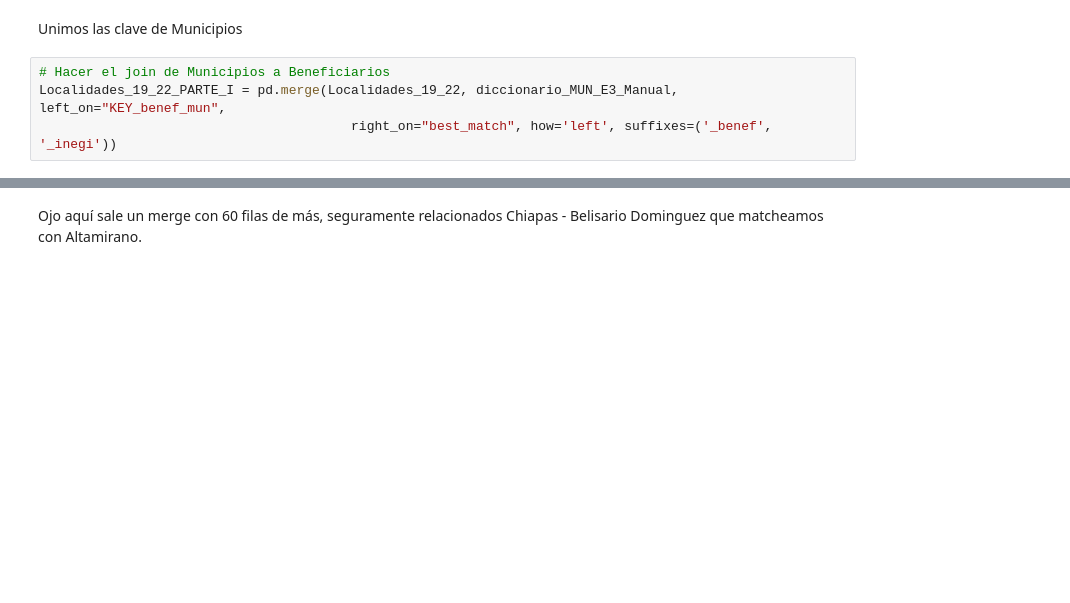
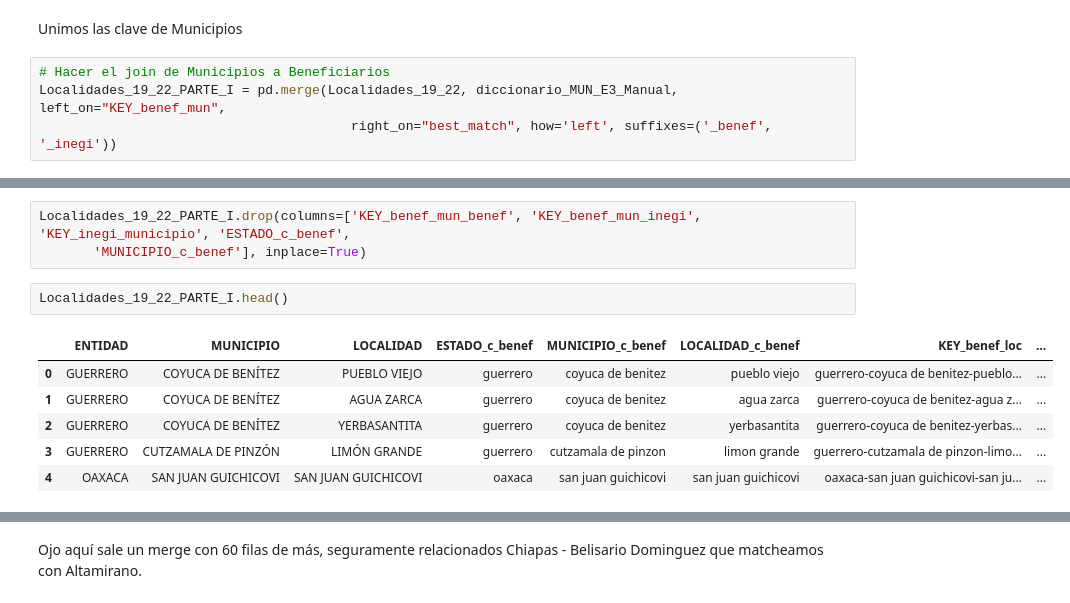
Before and after one commit to DGRIA/SESNA-Fertilizantes, a Jupyter notebook: src/Notebooks/2.3 Benef2019-2022_Cleaning_and_merged.ipynb, the cells around one changed output, grey strips where cells are left out. Drawn from its saved outputs; the diff is of its cells as text; blank space fills up the shorter version.

```diff
--- a/src/Notebooks/2.3 Benef2019-2022_Cleaning_and_merged.ipynb
+++ b/src/Notebooks/2.3 Benef2019-2022_Cleaning_and_merged.ipynb
@@ -554,0 +550,12 @@ Localidades_19_22_PARTE_I = pd.merge(Localidades_19_22, diccionario_MUN_E3_Manua
+# %%
+Localidades_19_22_PARTE_I.drop(columns=['KEY_benef_mun_benef', 'KEY_benef_mun_inegi', 'KEY_inegi_municipio', 'ESTADO_c_benef',
+       'MUNICIPIO_c_benef'], inplace=True)
+# %%
+Localidades_19_22_PARTE_I.head()
+# %% [output]
+|  | ENTIDAD | MUNICIPIO | LOCALIDAD | ESTADO_c_benef | MUNICIPIO_c_benef | LOCALIDAD_c_benef | KEY_benef_loc | ... |
+| 0 | GUERRERO | COYUCA DE BENÍTEZ | PUEBLO VIEJO | guerrero | coyuca de benitez | pueblo viejo | guerrero-coyuca de benitez-pueblo... | ... |
+| 1 | GUERRERO | COYUCA DE BENÍTEZ | AGUA ZARCA | guerrero | coyuca de benitez | agua zarca | guerrero-coyuca de benitez-agua z... | ... |
+| 2 | GUERRERO | COYUCA DE BENÍTEZ | YERBASANTITA | guerrero | coyuca de benitez | yerbasantita | guerrero-coyuca de benitez-yerbas... | ... |
+| 3 | GUERRERO | CUTZAMALA DE PINZÓN | LIMÓN GRANDE | guerrero | cutzamala de pinzon | limon grande | guerrero-cutzamala de pinzon-limo... | ... |
+| 4 | OAXACA | SAN JUAN GUICHICOVI | SAN JUAN GUICHICOVI | oaxaca | san juan guichicovi | san juan guichicovi | oaxaca-san juan guichicovi-san ju... | ... |
```
Also changed, not shown: parts of 42 cells of this notebook.
